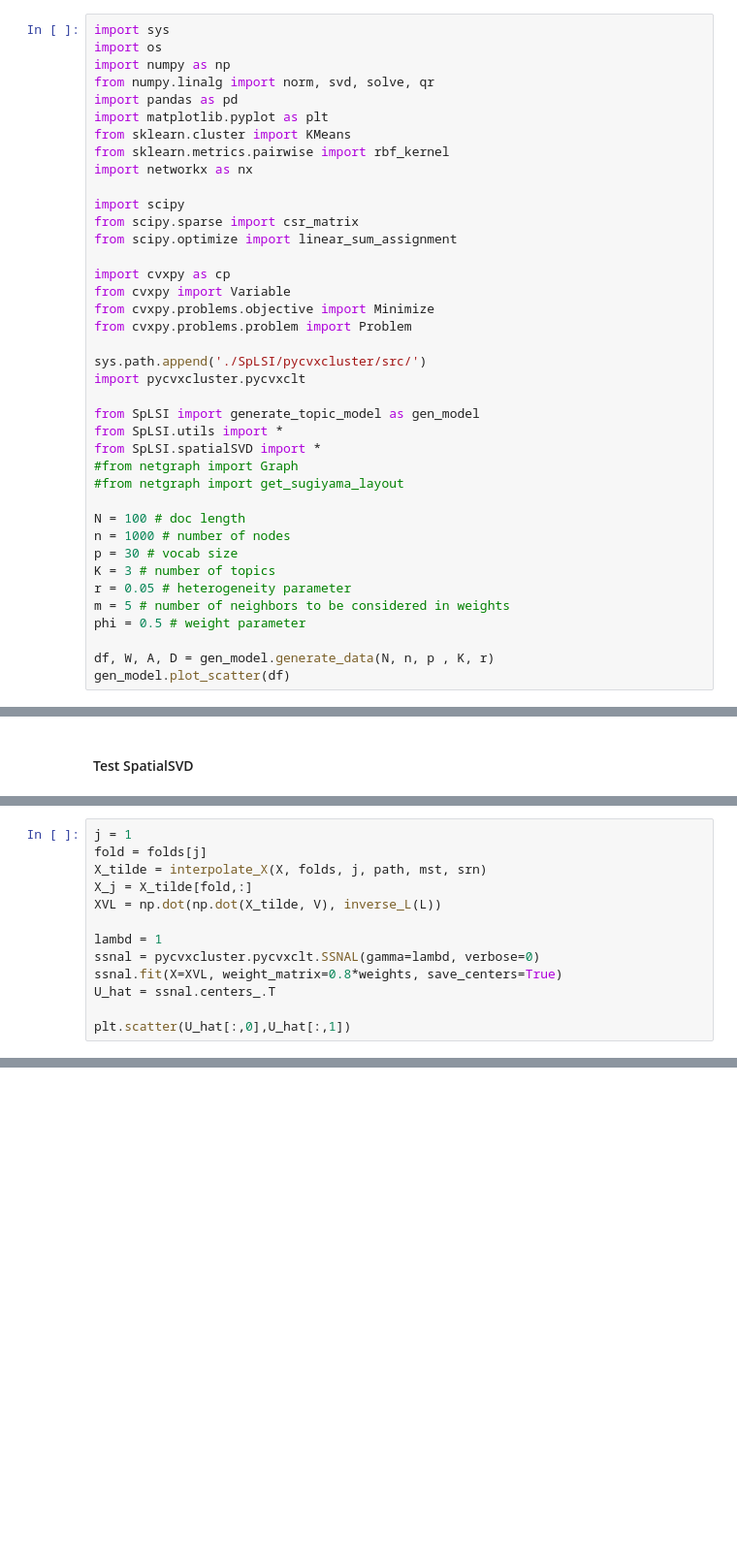
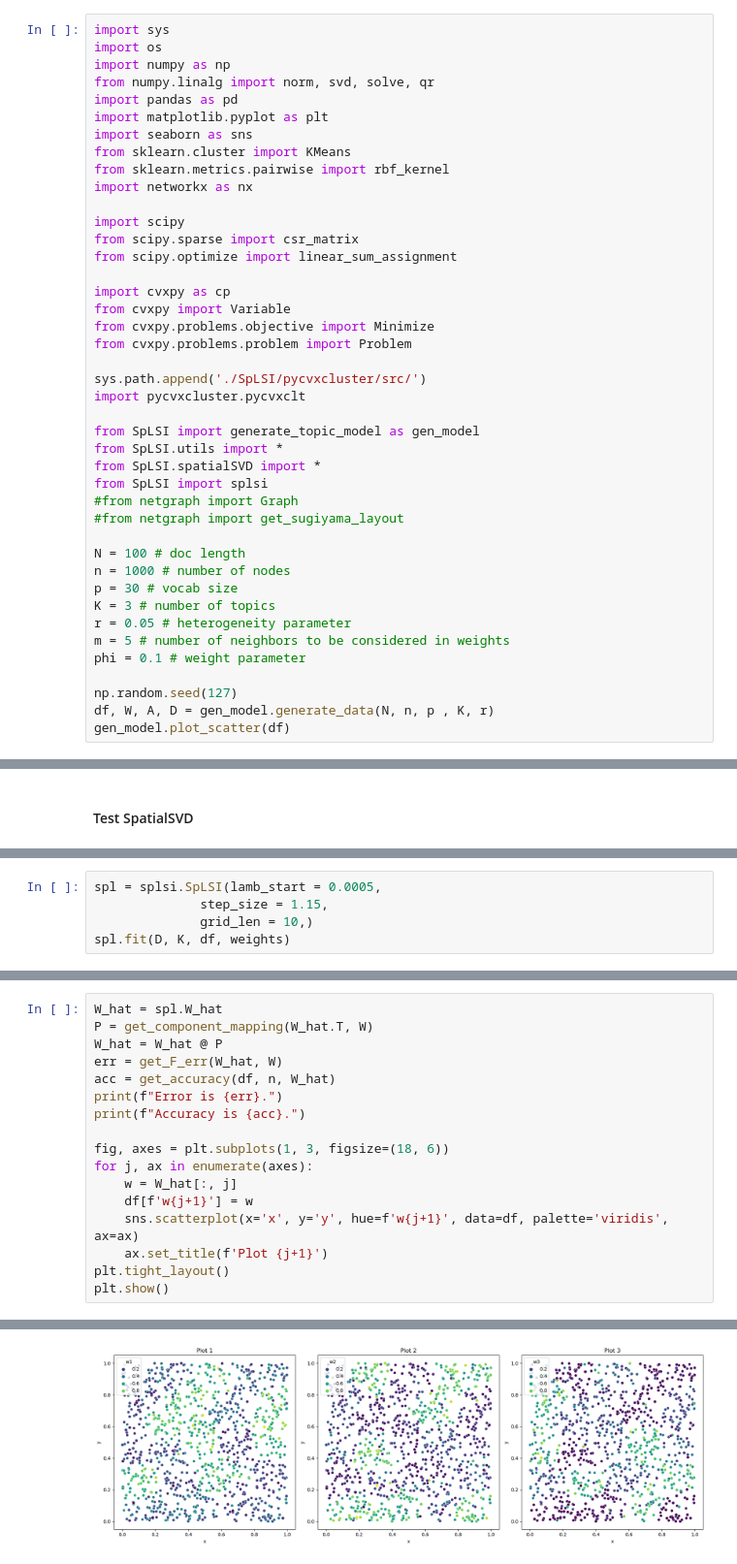
Before and after one commit to kelseyj3411/SpLSI, a Jupyter notebook: example.ipynb, the cells around one changed output, grey strips where cells are left out. Shown at 97% size. Cells and saved outputs as stored; diff of their text form; blank space fills up the shorter version.

```diff
--- a/example.ipynb
+++ b/example.ipynb
@@ -7,6 +7,7 @@ import numpy as np
 from numpy.linalg import norm, svd, solve, qr
 import pandas as pd
 import matplotlib.pyplot as plt
+import seaborn as sns
 from sklearn.cluster import KMeans
 from sklearn.metrics.pairwise import rbf_kernel
 import networkx as nx
@@ -26,6 +27,7 @@ import pycvxcluster.pycvxclt
 from SpLSI import generate_topic_model as gen_model
 from SpLSI.utils import *
 from SpLSI.spatialSVD import *
+from SpLSI import splsi
 #from netgraph import Graph
 #from netgraph import get_sugiyama_layout
 
@@ -35,8 +37,9 @@ p = 30 # vocab size
 K = 3 # number of topics
 r = 0.05 # heterogeneity parameter
 m = 5 # number of neighbors to be considered in weights
-phi = 0.5 # weight parameter
+phi = 0.1 # weight parameter
 
+np.random.seed(127)
 df, W, A, D = gen_model.generate_data(N, n, p , K, r)
 gen_model.plot_scatter(df)
 # %% [output]
@@ -85,13 +71,0 @@ plt.scatter(XVL[:,0],XVL[:,1])
-# %%
-j = 1
-fold = folds[j]
-X_tilde = interpolate_X(X, folds, j, path, mst, srn)
-X_j = X_tilde[fold,:]
-XVL = np.dot(np.dot(X_tilde, V), inverse_L(L))
-
-lambd = 1
-ssnal = pycvxcluster.pycvxclt.SSNAL(gamma=lambd, verbose=0)
-ssnal.fit(X=XVL, weight_matrix=0.8*weights, save_centers=True)
-U_hat = ssnal.centers_.T
-
-plt.scatter(U_hat[:,0],U_hat[:,1])
@@ -102,0 +88,5 @@ U, lambd, errors = update_U_tilde(X, L, V, weights, folds, path, mst, srn, lambd
+# %%
+spl = splsi.SpLSI(lamb_start = 0.0005,
+              step_size = 1.15,
+              grid_len = 10,)
+spl.fit(D, K, df, weights)
@@ -102,0 +103,18 @@ U, lambd, errors = update_U_tilde(X, L, V, weights, folds, path, mst, srn, lambd
+# %%
+W_hat = spl.W_hat
+P = get_component_mapping(W_hat.T, W)
+W_hat = W_hat @ P
+err = get_F_err(W_hat, W)
+acc = get_accuracy(df, n, W_hat)
+print(f"Error is {err}.")
+print(f"Accuracy is {acc}.")
+
+fig, axes = plt.subplots(1, 3, figsize=(18, 6))
+for j, ax in enumerate(axes):
+    w = W_hat[:, j]
+    df[f'w{j+1}'] = w
+    sns.scatterplot(x='x', y='y', hue=f'w{j+1}', data=df, palette='viridis', ax=ax)
+    ax.set_title(f'Plot {j+1}')
+plt.tight_layout()
+plt.show()
+# %% [output]
@@ -102,0 +123 @@ U, lambd, errors = update_U_tilde(X, L, V, weights, folds, path, mst, srn, lambd
+[figure, added]
```
Also changed, not shown: parts of 15 cells of this notebook, 7 other files.
